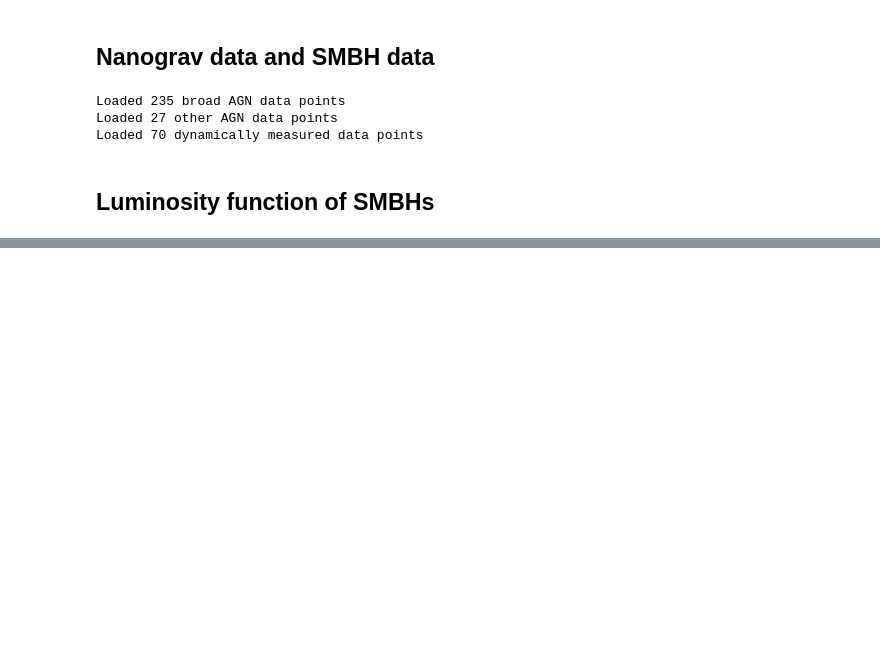
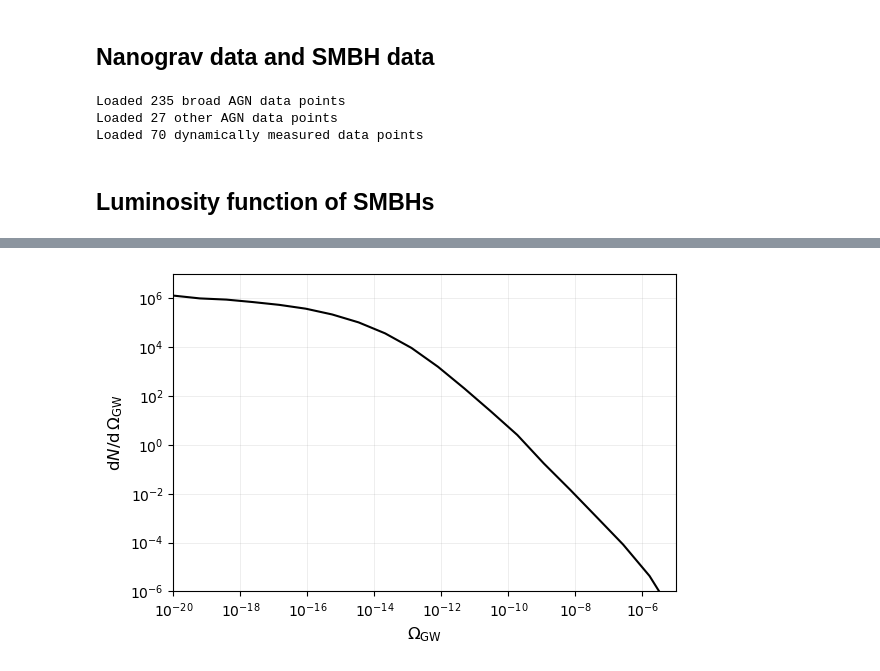
Before and after one commit to jurrutiaGW/SMBH_luminosity_function, a Jupyter notebook: SMBH_luminosity.ipynb, the cells around one changed output, grey strips where cells are left out. Cells and saved outputs as stored; diff of their text form; code cells hidden in the pictures; blank space fills up the shorter version.

```diff
--- a/SMBH_luminosity.ipynb
+++ b/SMBH_luminosity.ipynb
@@ -429,6 +422,5 @@ def Rastro(m1, m2, z, a, b, sigma):
 # %%
-def PlogOmega0astro(logOmega, f, pbh, fref, alpha, beta, a, b, sigma):
-    def integrand(eta, z):
+def dPdetadz(z, eta, logOmega, f, pbh, fref, alpha, beta, a, b, sigma, n):
         Mc = MclogOmega(logOmega, z, f)
         m1, m2 = m1m2(Mc, eta)
         return (
@@ -437,8 +429,11 @@ def PlogOmega0astro(logOmega, f, pbh, fref, alpha, beta, a, b, sigma):
             * Adtdf(f, Mc, z) * f / (1.0 + tenvptGW(f, Mc, fref, beta, alpha, z) ** (-1.0))
             * DVc(z) / (1.0 + z)
             * pbh
-            * Rastro_qmc(m1, m2, z, a, b, sigma)
-        )
+            * Rastro_qmc(m1, m2, z, a, b, sigma, n) )
+
+def PlogOmegaScal(logOmega, f, pbh, fref, alpha, beta, a, b, sigma, n):
+    def integrand(z, eta):
+        return dPdetadz(z, eta, logOmega, f, pbh, fref, alpha, beta, a, b, sigma, n)
     r_eta = [1e-3,0.25]
     r_z = [0.0, 3.0]
-    return nquad(integrand, [r_eta, r_z], opts=[{'limit':10, 'epsrel':0.1}, {'limit':10,'epsrel':0.1}])[0]
+    return nquad(integrand, [r_eta, r_z], opts=[{'limit':1, 'epsrel':10}, {'limit':1,'epsrel':10}])[0]
@@ -549,0 +476,21 @@ No artists with labels found to put in legend.  Note that artists whose label st
+# %%
+plt.figure(figsize=(6, 4))
+# Plot with labels and custom styles
+plt.plot(xval1, yval1, color='black')
+# Set x-axis range
+plt.xlim(1e-20, 1e-5)  # min, max
+# Set y-axis range
+plt.ylim(1e-6, 1e7)  # min, max
+# Log scales
+plt.xscale('log')
+plt.yscale('log')
+# Labels with optional LaTeX formatting
+plt.xlabel(r'$\Omega_{\rm GW}$', fontsize=12)
+plt.ylabel(r'${\rm d}N/{\rm d\,\Omega_{GW}}$', fontsize=12)  # Use r'' for LaTeX
+# Grid for both major and minor ticks
+plt.grid(True, alpha=0.3, which='both', linestyle='-', linewidth=0.5)
+# Legend with styling
+plt.tight_layout()
+plt.show()
+# %% [output]
+[figure, added]
```
Also changed, not shown: parts of 14 cells of this notebook, 1 other file.
